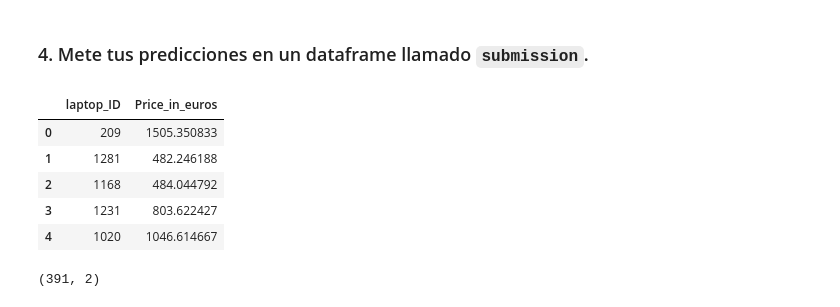
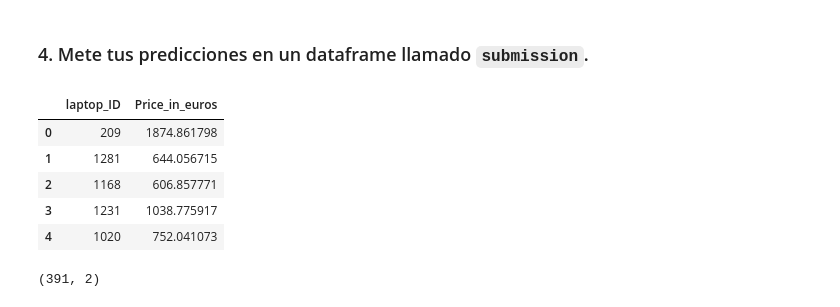
Before and after one commit to jacobo010/ONLINE_DS_THEBRIDGE_jacobo, a Jupyter notebook: Programacion_basica/Kaggle/Segundo_modelo.ipynb, the cells around one changed output. Cells and saved outputs as stored; diff of their text form; code cells hidden in the pictures.

```diff
--- a/Programacion_basica/Kaggle/Segundo_modelo.ipynb
+++ b/Programacion_basica/Kaggle/Segundo_modelo.ipynb
@@ -159,6 +193,7 @@ Name: Price_in_euros, Length: 729, dtype: float64
 # %% [markdown]
 ### 3. Baseline de modelos
 # %%
-model = RandomForestRegressor()
+from sklearn.linear_model import LinearRegression
+model = LinearRegression()
 model.fit(X_train, y_train)
 # %% [output]
@@ -301,14 +336,14 @@ sample.shape
 ### 4. Mete tus predicciones en un dataframe llamado ``submission``.
 # %%
 #¿Cómo creamos la submission?
-submission = pd.DataFrame({'laptop_ID':X_pred.index, 'Price_in_euros': predictions_submit})
+submission_2 = pd.DataFrame({'laptop_ID':X_pred.index, 'Price_in_euros': predictions_submit})
 # %%
-submission.head()
+submission_2.head()
 # %% [output]
 |  | laptop_ID | Price_in_euros |
-| 0 | 209 | 1505.350833 |
-| 1 | 1281 | 482.246188 |
-| 2 | 1168 | 484.044792 |
-| 3 | 1231 | 803.622427 |
-| 4 | 1020 | 1046.614667 |
+| 0 | 209 | 1874.861798 |
+| 1 | 1281 | 644.056715 |
+| 2 | 1168 | 606.857771 |
+| 3 | 1231 | 1038.775917 |
+| 4 | 1020 | 752.041073 |
 # %%
```
Also changed, not shown: parts of 13 cells of this notebook, 4 other files.
